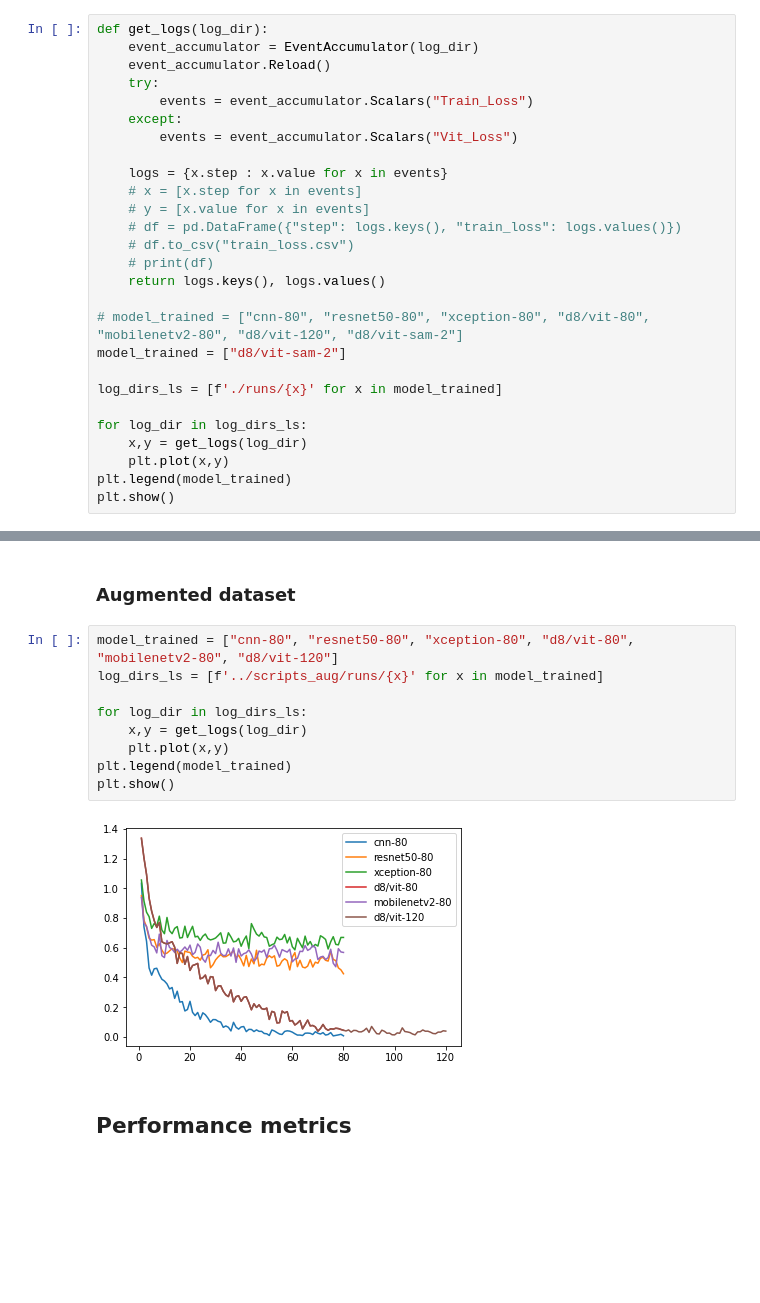
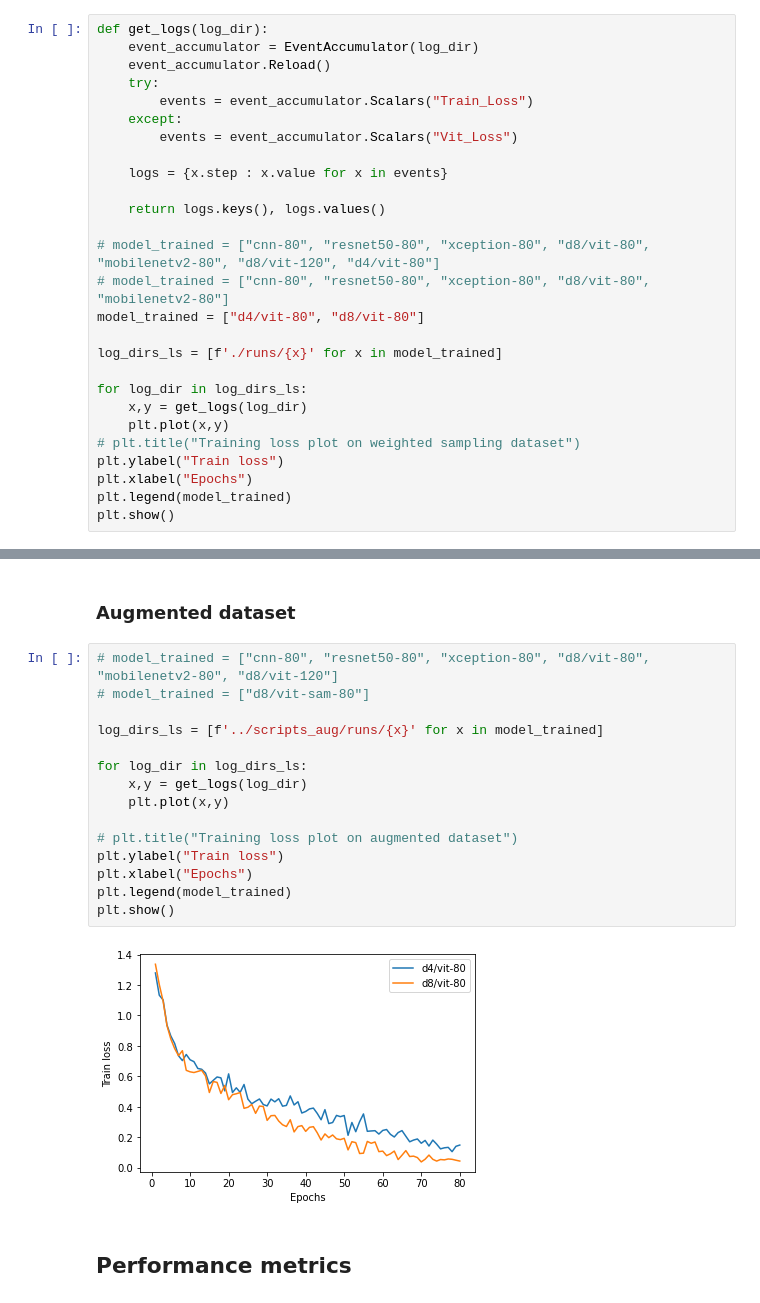
Before and after one commit to aneesurhashmi/oct2017, a Jupyter notebook: results.ipynb, the cells around one changed output, grey strips where cells are left out. Cells and saved outputs as stored; diff of their text form; blank space fills up the shorter version.

```diff
--- a/results.ipynb
+++ b/results.ipynb
@@ -55,21 +57,21 @@ def get_logs(log_dir):
         events = event_accumulator.Scalars("Vit_Loss")
 
     logs = {x.step : x.value for x in events}
-    # x = [x.step for x in events]
-    # y = [x.value for x in events]
-    # df = pd.DataFrame({"step": logs.keys(), "train_loss": logs.values()})
-    # df.to_csv("train_loss.csv")
-    # print(df)
+
     return logs.keys(), logs.values()
 
-# model_trained = ["cnn-80", "resnet50-80", "xception-80", "d8/vit-80", "mobilenetv2-80", "d8/vit-120", "d8/vit-sam-2"]
-model_trained = ["d8/vit-sam-2"]
+# model_trained = ["cnn-80", "resnet50-80", "xception-80", "d8/vit-80", "mobilenetv2-80", "d8/vit-120", "d4/vit-80"]
+# model_trained = ["cnn-80", "resnet50-80", "xception-80", "d8/vit-80", "mobilenetv2-80"]
+model_trained = ["d4/vit-80", "d8/vit-80"]
 
 log_dirs_ls = [f'./runs/{x}' for x in model_trained]
 
 for log_dir in log_dirs_ls:
     x,y = get_logs(log_dir)
     plt.plot(x,y)
+# plt.title("Training loss plot on weighted sampling dataset")
+plt.ylabel("Train loss")
+plt.xlabel("Epochs")
 plt.legend(model_trained)
 plt.show()
 # %% [output]
@@ -77,16 +79,22 @@ plt.show()
 # %% [markdown]
 ### Augmented dataset
 # %%
-model_trained = ["cnn-80", "resnet50-80", "xception-80", "d8/vit-80", "mobilenetv2-80", "d8/vit-120"]
+# model_trained = ["cnn-80", "resnet50-80", "xception-80", "d8/vit-80", "mobilenetv2-80", "d8/vit-120"]
+# model_trained = ["d8/vit-sam-80"]
+
 log_dirs_ls = [f'../scripts_aug/runs/{x}' for x in model_trained]
 
 for log_dir in log_dirs_ls:
     x,y = get_logs(log_dir)
     plt.plot(x,y)
+
+# plt.title("Training loss plot on augmented dataset")
+plt.ylabel("Train loss")
+plt.xlabel("Epochs")
 plt.legend(model_trained)
 plt.show()
 # %% [output]
-[figure, old version]
+[figure, new version]
 # %% [markdown]
 ## Performance metrics
 # %% [markdown]
```
Also changed, not shown: parts of 7 cells of this notebook, 11 other files.
